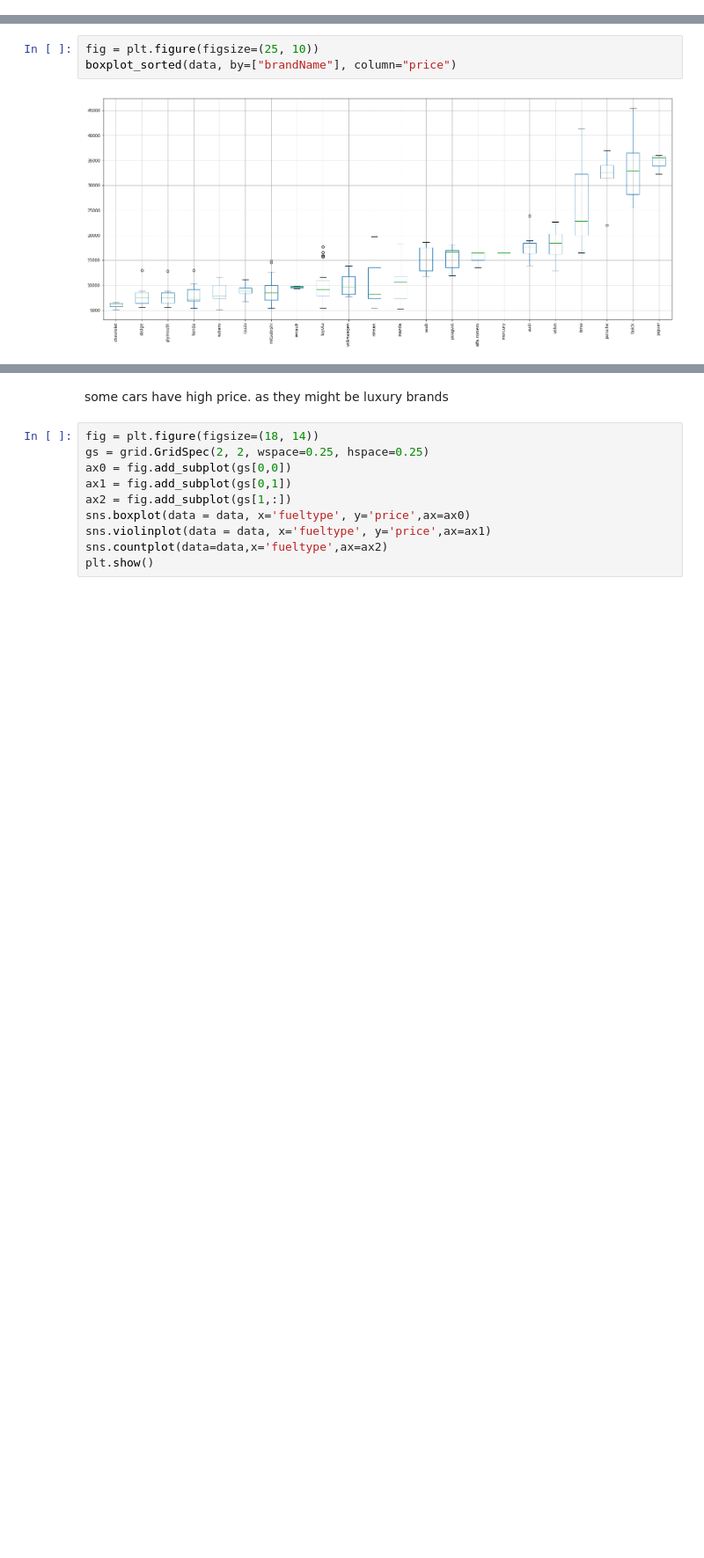
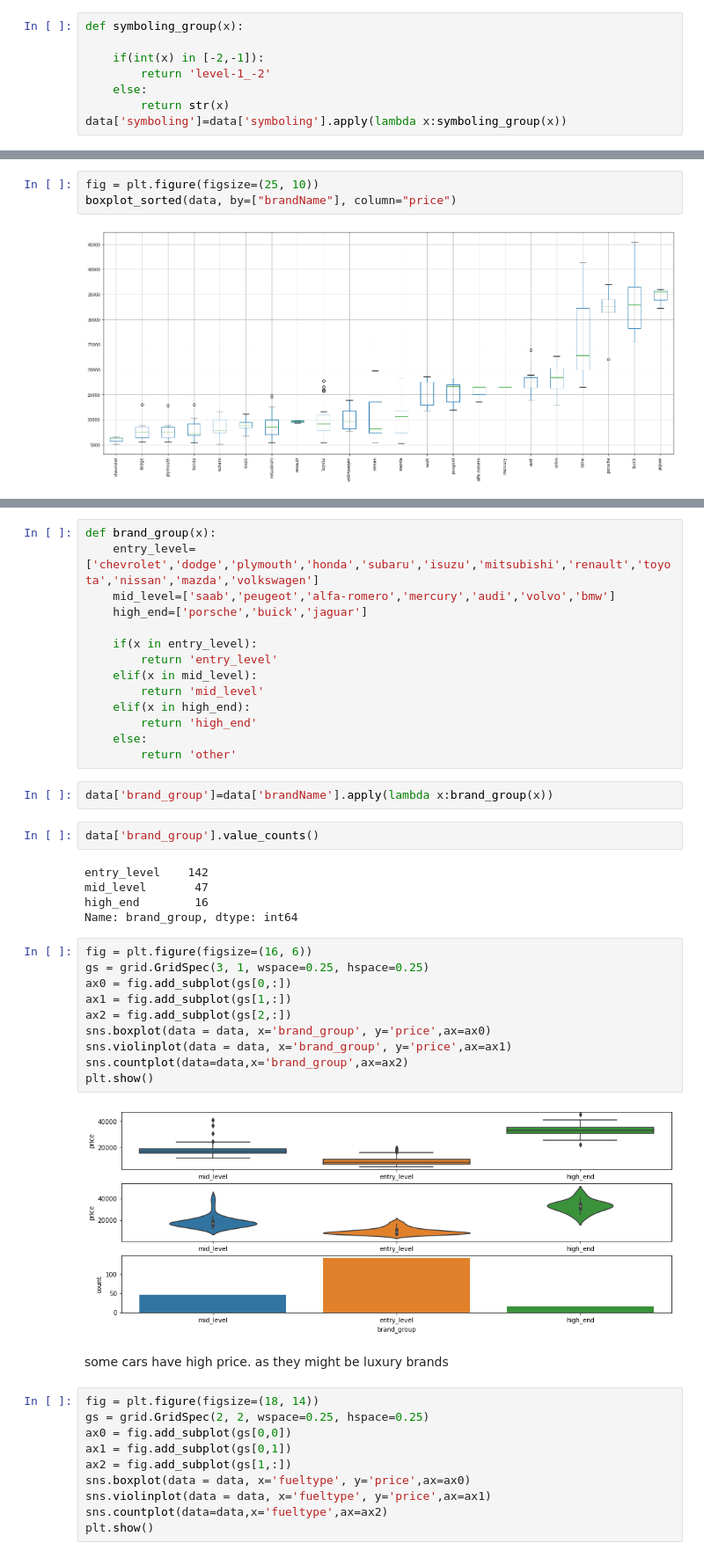
Before and after one commit to prateekkohli1992/regression_1, a Jupyter notebook: EDA_2.ipynb, the cells around one changed output, grey strips where cells are left out. Shown at 88% size. Drawn from its saved outputs; the diff is of its cells as text; blank space fills up the shorter version.

```diff
--- a/EDA_2.ipynb
+++ b/EDA_2.ipynb
@@ -83,3 +83,11 @@ sns.countplot(data=data,x='symboling',ax=ax2)
 plt.show()
 # %% [output]
 [figure]
+# %%
+def symboling_group(x):
+
+    if(int(x) in [-2,-1]):
+        return 'level-1_-2'
+    else:
+        return str(x)
+data['symboling']=data['symboling'].apply(lambda x:symboling_group(x))
@@ -120,3 +140,38 @@ data['brandName']
+# %%
+def brand_group(x):
+    entry_level=['chevrolet','dodge','plymouth','honda','subaru','isuzu','mitsubishi','renault','toyota','nissan','mazda','volkswagen']
+    mid_level=['saab','peugeot','alfa-romero','mercury','audi','volvo','bmw']
+    high_end=['porsche','buick','jaguar']
+
+    if(x in entry_level):
+        return 'entry_level'
+    elif(x in mid_level):
+        return 'mid_level'
+    elif(x in high_end):
+        return 'high_end'
+    else:
+        return 'other'
+# %%
+data['brand_group']=data['brandName'].apply(lambda x:brand_group(x))
+# %%
+data['brand_group'].value_counts()
+# %% [output]
+entry_level    142
+mid_level       47
+high_end        16
+Name: brand_group, dtype: int64
+# %%
+fig = plt.figure(figsize=(16, 6))
+gs = grid.GridSpec(3, 1, wspace=0.25, hspace=0.25)
+ax0 = fig.add_subplot(gs[0,:])
+ax1 = fig.add_subplot(gs[1,:])
+ax2 = fig.add_subplot(gs[2,:])
+sns.boxplot(data = data, x='brand_group', y='price',ax=ax0)
+sns.violinplot(data = data, x='brand_group', y='price',ax=ax1)
+sns.countplot(data=data,x='brand_group',ax=ax2)
+plt.show()
+# %% [output]
+[figure, added]
 # %% [markdown]
 some cars have high price. as they might be luxury brands
 # %%
```
Also changed, not shown: parts of 44 cells of this notebook, 7 other files.
